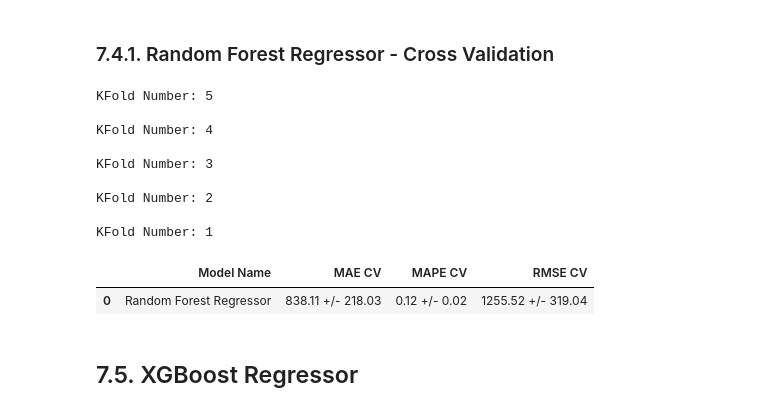
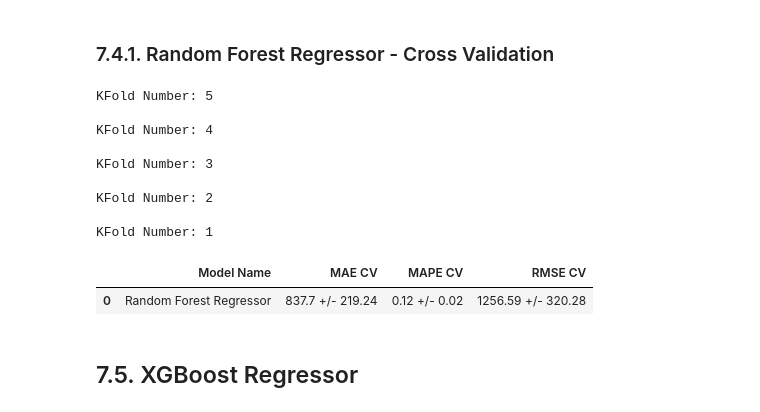
Before and after one commit to VictorTerror/DataScience_Em_Producao, a Jupyter notebook: m07_video1_store_sales_prediction.ipynb, the cells around one changed output. Drawn from its saved outputs; the diff is of its cells as text; code cells hidden in the pictures.

```diff
--- a/m07_video1_store_sales_prediction.ipynb
+++ b/m07_video1_store_sales_prediction.ipynb
@@ -1033,20 +1031,20 @@ rf_result
 # %% [markdown]
 ### 7.4.1.  Random Forest Regressor - Cross Validation
 # %%
-rf_result_cv = cross_validation( x_training, 5, 'Random Forest Regressor', rf, verbose=True )
-rf_result_cv
+#rf_result_cv = cross_validation( x_training, 5, 'Random Forest Regressor', rf, verbose=True )
+#rf_result_cv
 # %% [output]
 KFold Number: 5
 
 KFold Number: 4
 
 KFold Number: 3
 
 KFold Number: 2
 
 KFold Number: 1
 |  | Model Name | MAE CV | MAPE CV | RMSE CV |
-| 0 | Random Forest Regressor | 838.11 +/- 218.03 | 0.12 +/- 0.02 | 1255.52 +/- 319.04 |
+| 0 | Random Forest Regressor | 837.7 +/- 219.24 | 0.12 +/- 0.02 | 1256.59 +/- 320.28 |
 # %% [markdown]
 ## 7.5. XGBoost Regressor
 # %%
```
Also changed, not shown: parts of 19 cells of this notebook.
